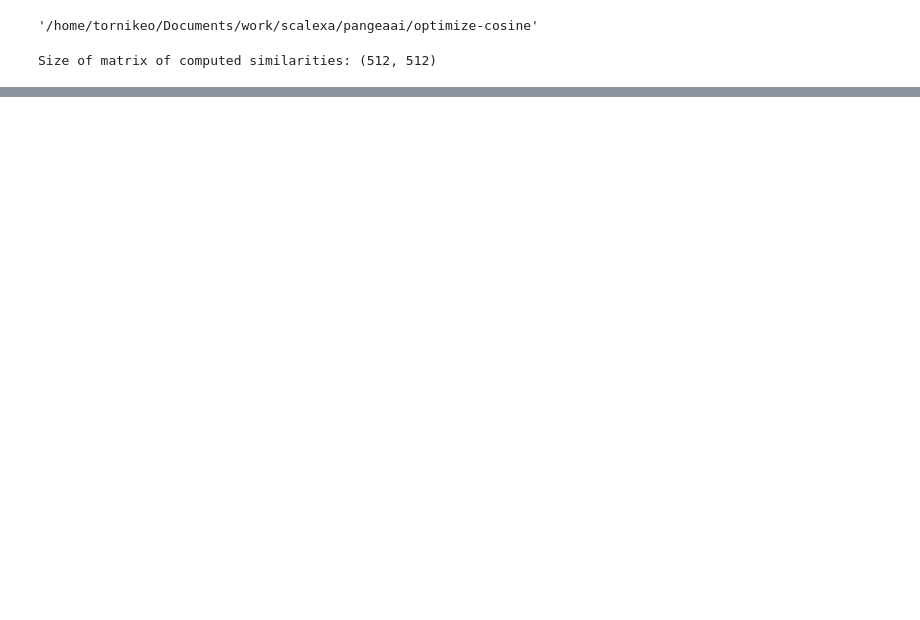
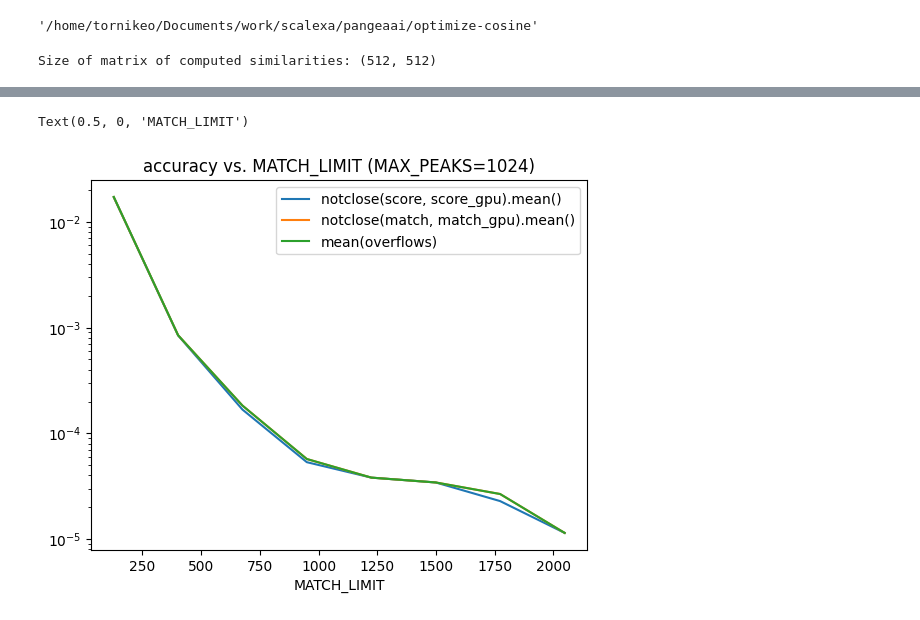
Before and after one commit to tornikeo/cosine-similarity, a Jupyter notebook: notebooks/accuracy_vs_match_limit.ipynb, the cells around one changed output, grey strips where cells are left out. Cells and saved outputs as stored; diff of their text form; code cells hidden in the pictures; blank space fills up the shorter version.

```diff
--- a/notebooks/accuracy_vs_match_limit.ipynb
+++ b/notebooks/accuracy_vs_match_limit.ipynb
@@ -180,0 +179,10 @@ Text(0.5, 0, 'MATCH_LIMIT')
+# %%
+plt.semilogy(x, 1 - np.array(y))
+plt.title(f"accuracy vs. MATCH_LIMIT (MAX_PEAKS={MAX_PEAKS})")
+plt.legend(['notclose(score, score_gpu).mean()',
+            'notclose(match, match_gpu).mean()',
+            "mean(overflows)"])
+plt.xlabel("MATCH_LIMIT")
+# %% [output]
+Text(0.5, 0, 'MATCH_LIMIT')
+[figure, added]
```
Also changed, not shown: parts of 2 cells of this notebook, 2 other files.
